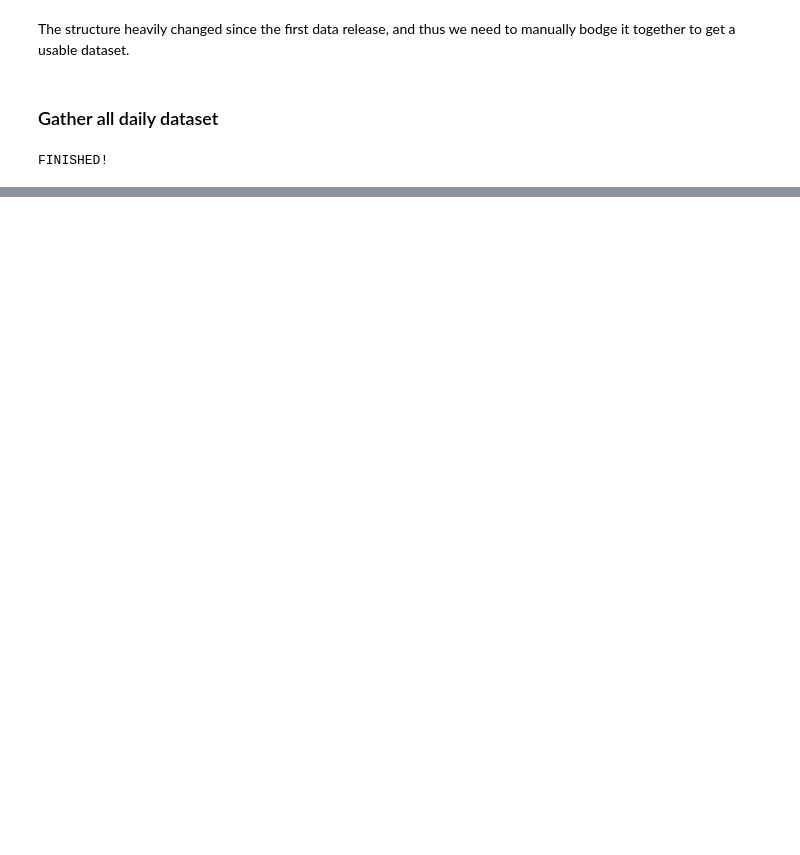
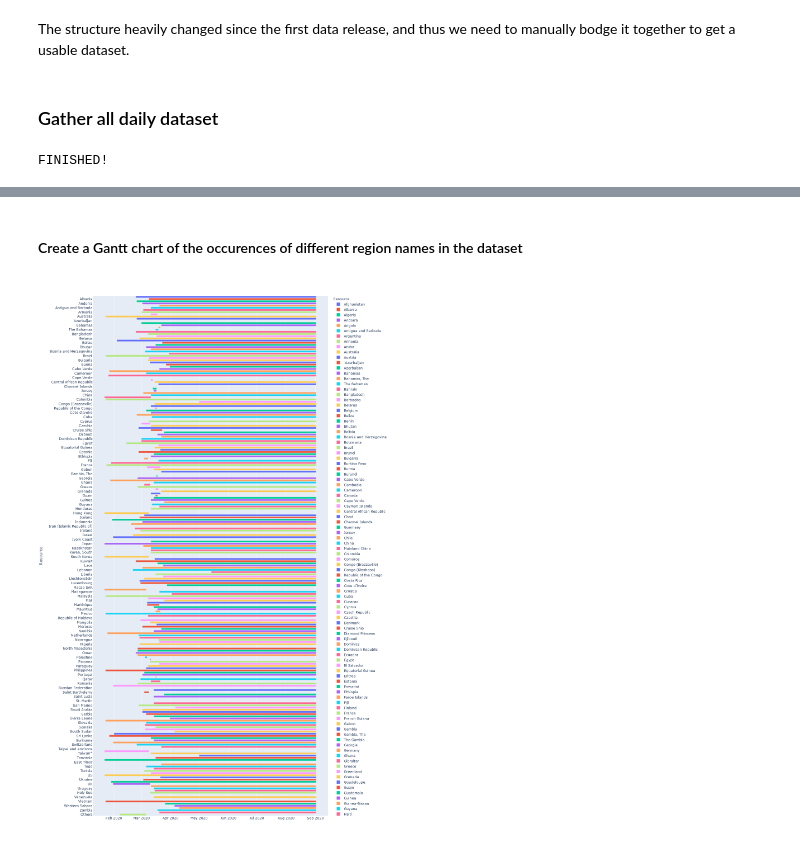
Before and after one commit to masterdesky/COVID-19, a Jupyter notebook: covid-19_preprocess.ipynb, the cells around one changed output, grey strips where cells are left out. Cells and saved outputs as stored; diff of their text form; code cells hidden in the pictures; blank space fills up the shorter version.

Commit message:
preprocess some columns

```diff
--- a/covid-19_preprocess.ipynb
+++ b/covid-19_preprocess.ipynb
@@ -124,14 +314,7 @@ FINISHED!
 Names of countries and regions were changed numerous times in the daily reports. In order to properly aggregate the data values for each country or region, we need to create a dictionary that contains all the different occurrences of their names. After that we can then manually match the different names for the same country/region.
 # %%
-countries = set()
+region_formats = set()
 # This problem only affects the global data. US state names weren't changed (yet).
 for df in data_tables_world:
-    cols = df.columns
-    for idx, c in enumerate(cols):
-        # Since the column names are also changed in the past, we need
-        # to find first the column, which stores country/region names
-        if 'region' in c.lower():
-            break
-    region_col = cols[idx]
-    for c in df[region_col].values:
-        countries.add(c)
+    for c in df['Country_Region'].values:
+        region_formats.add(c)
@@ -599,0 +538,8 @@ array(['Afghanistan', 'Albania', 'Algeria', 'Andorra', 'Angola',
+# %%
+# Create a look-up table using the dictionary above to rename countries/regions
+region_LUT = {}
+for k, v in region_names.items():
+    for _name in v:
+        region_LUT[_name] = k
+# %% [markdown]
+#### Create a Gantt chart of the occurences of different region names in the dataset
@@ -599,0 +548,19 @@ array(['Afghanistan', 'Albania', 'Algeria', 'Andorra', 'Angola',
+# %%
+# Stores date of last update for every valid entry
+timeline_dict = {c : [] for c in region_formats}
+
+for df in data_tables_world:
+    for i, c in enumerate(df['Country_Region'].values):
+        timeline_dict[c].append(df['Last_Update'].values[i])
+# %%
+gantt_list = []
+for c, _ in region_LUT.items():
+    d = timeline_dict[c]
+    gantt_list.append(dict(Task=c, Start=d[0][:10], Finish=d[-1][:10], Resource=c))
+# %%
+fig = px.timeline(pd.DataFrame(gantt_list), x_start="Start", x_end="Finish", y="Resource", color="Resource",
+                  facet_row_spacing=0.5, width=1300, height=2000)
+
+fig.show()
+# %% [output]
+[figure, added]
```
Also changed, not shown: parts of 32 cells of this notebook.
